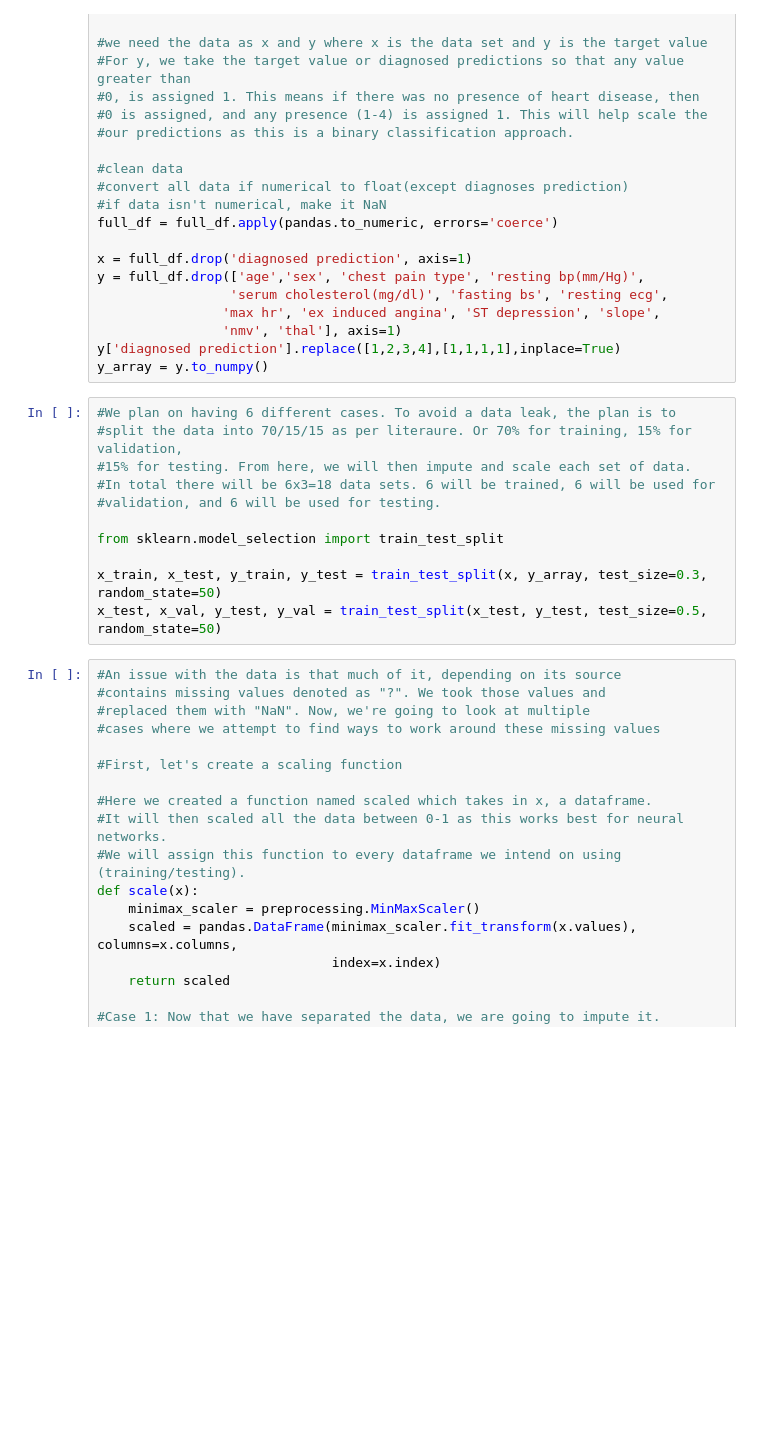
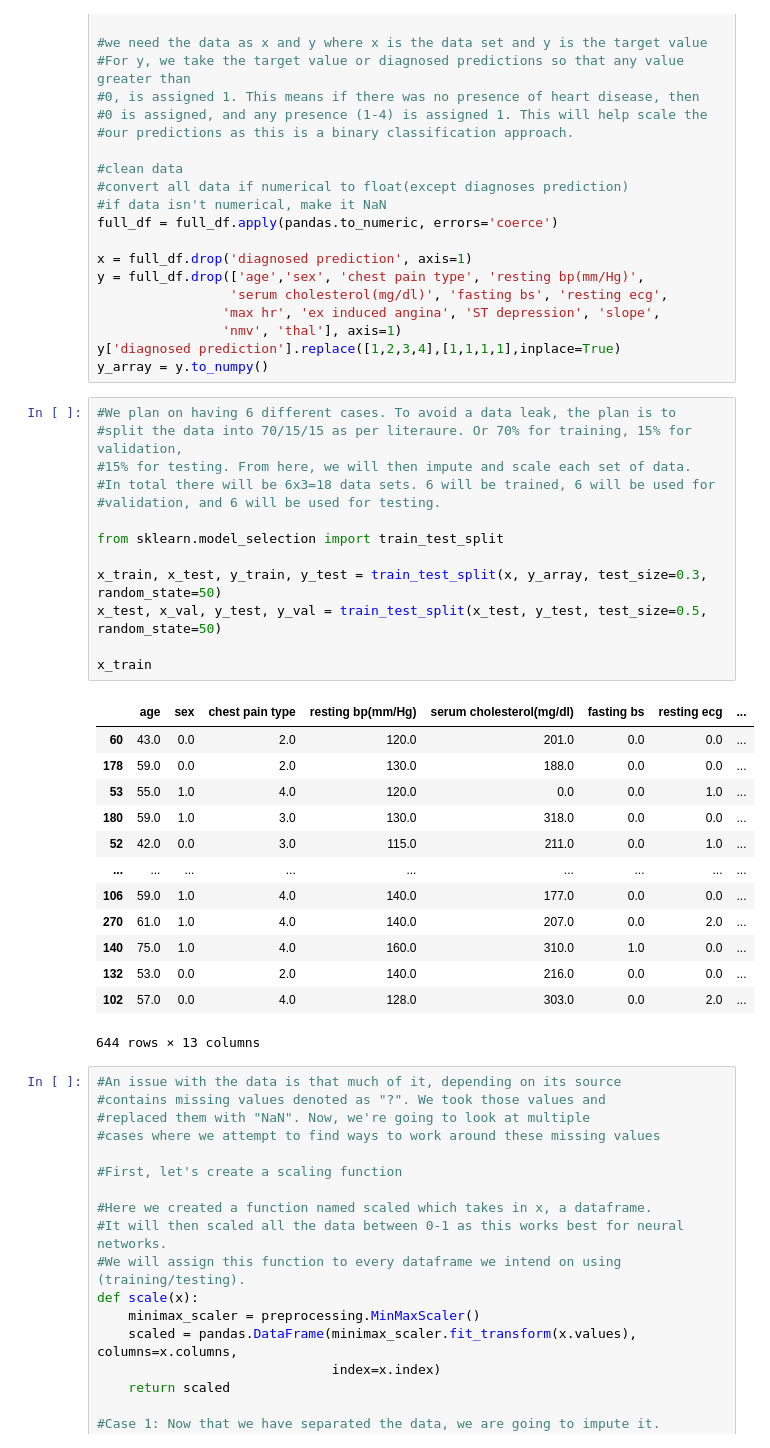
Before and after one commit to sledzryan/personalprojects, a Jupyter notebook: Heart_Disease.ipynb, the cells around one changed output. Saved outputs shown, nothing was run; the diff lists cells and outputs as text; blank space fills up the shorter version.

```diff
--- a/Heart_Disease.ipynb
+++ b/Heart_Disease.ipynb
@@ -44,14 +44,30 @@ y_array = y.to_numpy()
 # %%
 #We plan on having 6 different cases. To avoid a data leak, the plan is to
 #split the data into 70/15/15 as per literaure. Or 70% for training, 15% for validation,
 #15% for testing. From here, we will then impute and scale each set of data.
 #In total there will be 6x3=18 data sets. 6 will be trained, 6 will be used for
 #validation, and 6 will be used for testing.
 
 from sklearn.model_selection import train_test_split
 
 x_train, x_test, y_train, y_test = train_test_split(x, y_array, test_size=0.3, random_state=50)
 x_test, x_val, y_test, y_val = train_test_split(x_test, y_test, test_size=0.5, random_state=50)
+
+x_train
+# %% [output]
+|  | age | sex | chest pain type | resting bp(mm/Hg) | serum cholesterol(mg/dl) | fasting bs | resting ecg | ... |
+| 60 | 43.0 | 0.0 | 2.0 | 120.0 | 201.0 | 0.0 | 0.0 | ... |
+| 178 | 59.0 | 0.0 | 2.0 | 130.0 | 188.0 | 0.0 | 0.0 | ... |
+| 53 | 55.0 | 1.0 | 4.0 | 120.0 | 0.0 | 0.0 | 1.0 | ... |
+| 180 | 59.0 | 1.0 | 3.0 | 130.0 | 318.0 | 0.0 | 0.0 | ... |
+| 52 | 42.0 | 0.0 | 3.0 | 115.0 | 211.0 | 0.0 | 1.0 | ... |
+| ... | ... | ... | ... | ... | ... | ... | ... | ... |
+| 106 | 59.0 | 1.0 | 4.0 | 140.0 | 177.0 | 0.0 | 0.0 | ... |
+| 270 | 61.0 | 1.0 | 4.0 | 140.0 | 207.0 | 0.0 | 2.0 | ... |
+| 140 | 75.0 | 1.0 | 4.0 | 160.0 | 310.0 | 1.0 | 0.0 | ... |
+| 132 | 53.0 | 0.0 | 2.0 | 140.0 | 216.0 | 0.0 | 0.0 | ... |
+| 102 | 57.0 | 0.0 | 4.0 | 128.0 | 303.0 | 0.0 | 2.0 | ... |
+644 rows × 13 columns
 # %%
 #An issue with the data is that much of it, depending on its source
 #contains missing values denoted as "?". We took those values and
```
Also changed, not shown: parts of 9 cells of this notebook.
